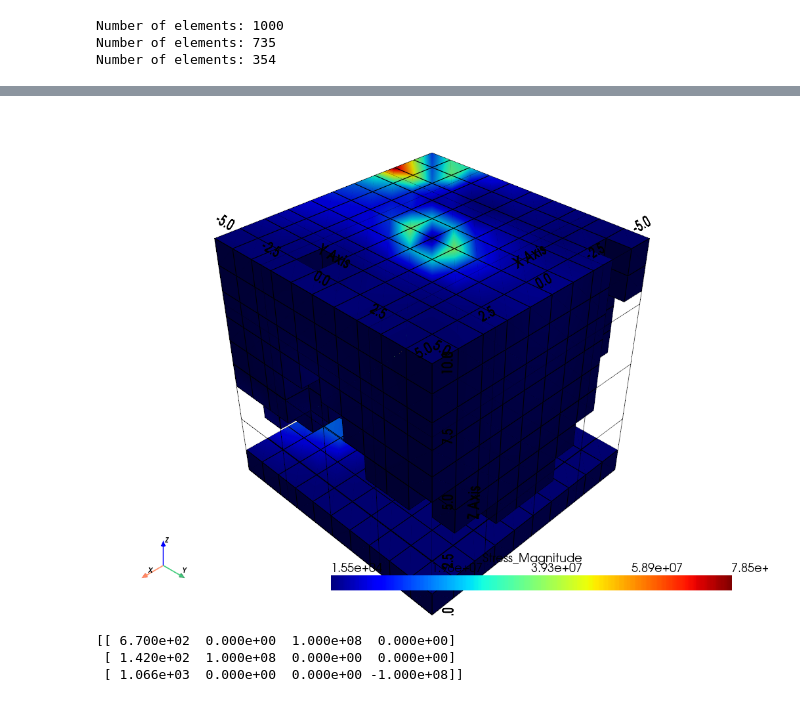
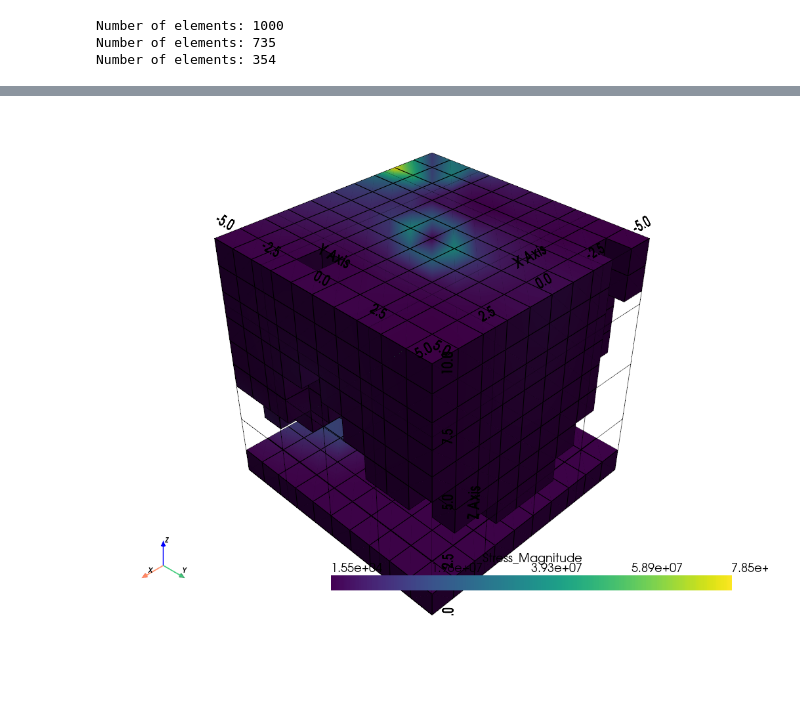
Before and after one commit to AppliedMechanics-EAFIT/SolidsPy-Opt, a Jupyter notebook: src/solidspy_opt/test_opt.ipynb, the cells around one changed output, grey strips where cells are left out. Drawn from its saved outputs; the diff is of its cells as text; code cells hidden in the pictures; blank space fills up the shorter version.

```diff
--- a/src/solidspy_opt/test_opt.ipynb
+++ b/src/solidspy_opt/test_opt.ipynb
@@ -219,6 +219,8 @@ Number of elements: 354
 # %%
 import numpy as np
 import pyvista as pv
+
+# Option A: ipyvtklink
 
 # Example inputs (replace with your actual data)
 # nodes: [node_num, x, y, z, BCx, BCy, BCz]
@@ -274,8 +276,8 @@ grid.point_data["Stress_Magnitude"] = S_magnitude
 
 # 6. Plot the mesh
 # Use "Stress_Magnitude" as the scalars
-plotter = pv.Plotter()
-plotter.add_mesh(grid, scalars="Stress_Magnitude", cmap="jet", show_edges=True)
+plotter = pv.Plotter(notebook=True)
+plotter.add_mesh(grid, scalars="Stress_Magnitude", cmap="viridis", show_edges=True)
 plotter.add_axes()
 plotter.show_bounds(grid="front")
 plotter.show()
@@ -284,10 +286,4 @@ No module named 'trame'
 
 Falling back to a static output.
   warnings.warn(
-[figure, old version]
+[figure, new version]
-# %%
-print(loads)
-# %% [output]
-[[ 6.700e+02  0.000e+00  1.000e+08  0.000e+00]
- [ 1.420e+02  1.000e+08  0.000e+00  0.000e+00]
- [ 1.066e+03  0.000e+00  0.000e+00 -1.000e+08]]
```
Also changed, not shown: parts of 3 cells of this notebook, 1 other file.
